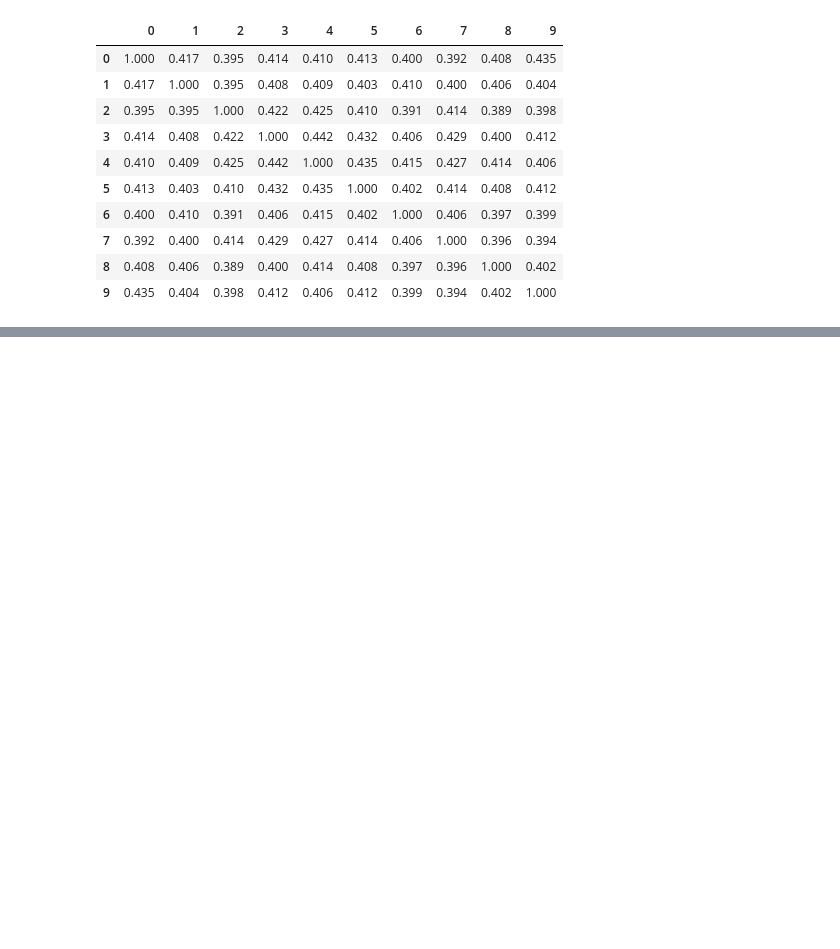
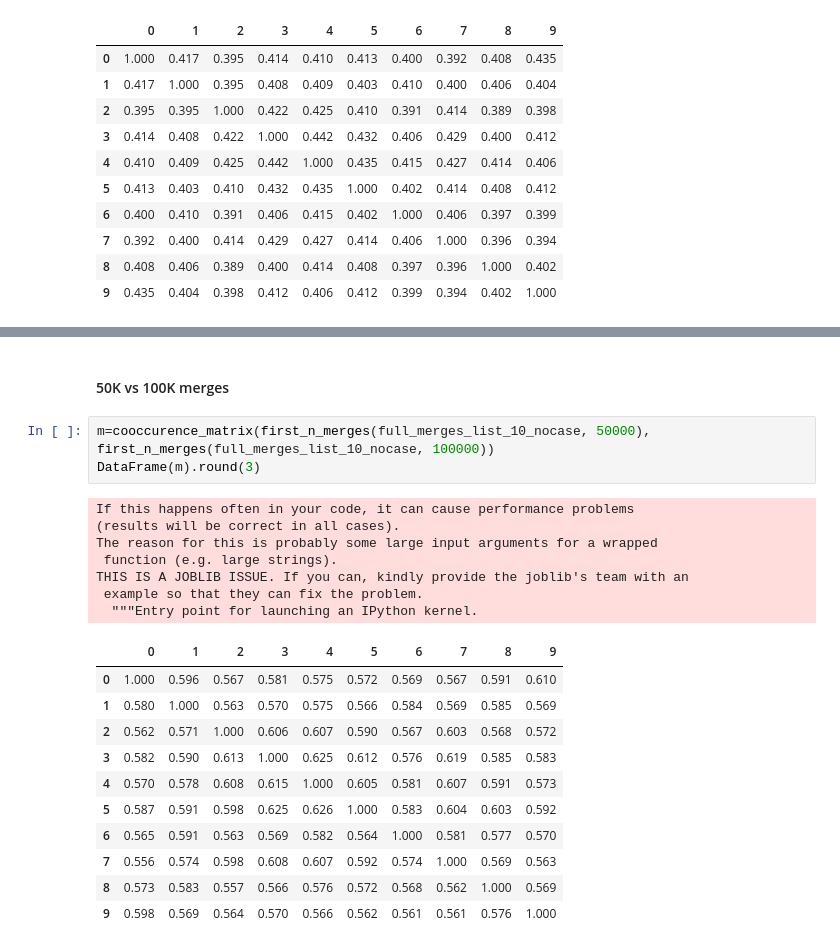
Before and after one commit to hlibbabii/log-recommender-dataprep, a Jupyter notebook: metrics/results.ipynb, the cells around one changed output, grey strips where cells are left out. Cells and saved outputs as stored; diff of their text form; blank space fills up the shorter version.

```diff
--- a/metrics/results.ipynb
+++ b/metrics/results.ipynb
@@ -330,0 +475,24 @@ DataFrame(m).round(3)
+# %% [markdown]
+#### 50K vs 100K merges
+# %%
+m=cooccurence_matrix(first_n_merges(full_merges_list_10_nocase, 50000), first_n_merges(full_merges_list_10_nocase, 100000))
+DataFrame(m).round(3)
+# %% [output]
+If this happens often in your code, it can cause performance problems
+(results will be correct in all cases).
+The reason for this is probably some large input arguments for a wrapped
+ function (e.g. large strings).
+THIS IS A JOBLIB ISSUE. If you can, kindly provide the joblib's team with an
+ example so that they can fix the problem.
+  """Entry point for launching an IPython kernel.
+|  | 0 | 1 | 2 | 3 | 4 | 5 | 6 | 7 | 8 | 9 |
+| 0 | 1.000 | 0.596 | 0.567 | 0.581 | 0.575 | 0.572 | 0.569 | 0.567 | 0.591 | 0.610 |
+| 1 | 0.580 | 1.000 | 0.563 | 0.570 | 0.575 | 0.566 | 0.584 | 0.569 | 0.585 | 0.569 |
+| 2 | 0.562 | 0.571 | 1.000 | 0.606 | 0.607 | 0.590 | 0.567 | 0.603 | 0.568 | 0.572 |
+| 3 | 0.582 | 0.590 | 0.613 | 1.000 | 0.625 | 0.612 | 0.576 | 0.619 | 0.585 | 0.583 |
+| 4 | 0.570 | 0.578 | 0.608 | 0.615 | 1.000 | 0.605 | 0.581 | 0.607 | 0.591 | 0.573 |
+| 5 | 0.587 | 0.591 | 0.598 | 0.625 | 0.626 | 1.000 | 0.583 | 0.604 | 0.603 | 0.592 |
+| 6 | 0.565 | 0.591 | 0.563 | 0.569 | 0.582 | 0.564 | 1.000 | 0.581 | 0.577 | 0.570 |
+| 7 | 0.556 | 0.574 | 0.598 | 0.608 | 0.607 | 0.592 | 0.574 | 1.000 | 0.569 | 0.563 |
+| 8 | 0.573 | 0.583 | 0.557 | 0.566 | 0.576 | 0.572 | 0.568 | 0.562 | 1.000 | 0.569 |
+| 9 | 0.598 | 0.569 | 0.564 | 0.570 | 0.566 | 0.562 | 0.561 | 0.561 | 0.576 | 1.000 |
```
Also changed, not shown: parts of 70 cells of this notebook, 2 other files.
